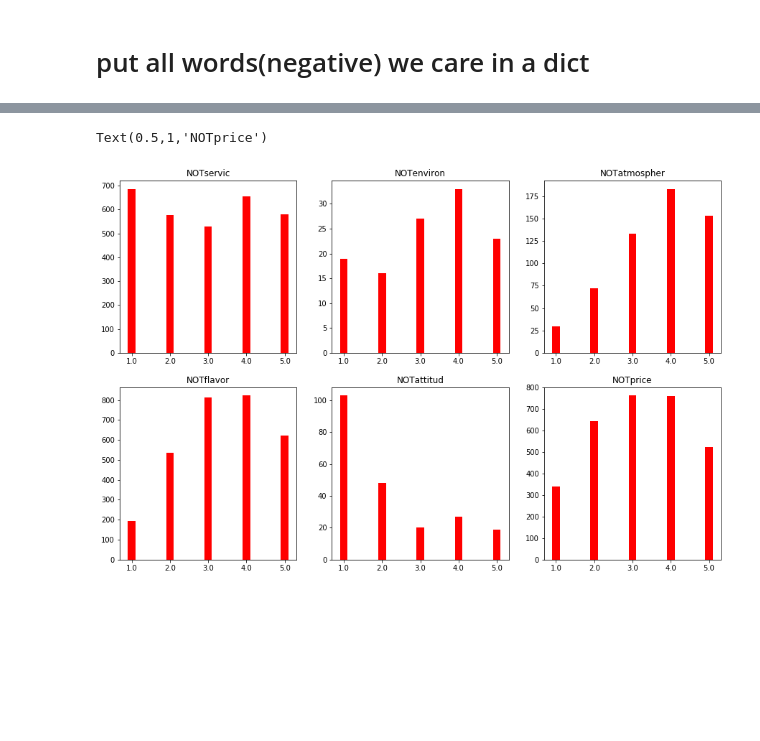
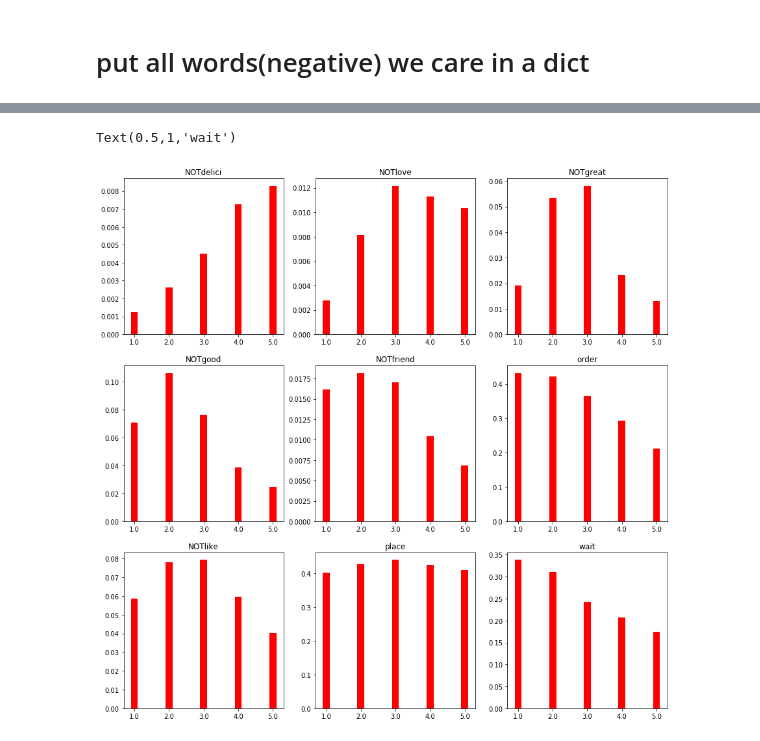
Before and after one commit to yuhanmeng/UW-STAT628-M3, a Jupyter notebook: code/EDA about words in restaurant.ipynb, the cells around one changed output, grey strips where cells are left out. Cells and saved outputs as stored; diff of their text form; code cells hidden in the pictures; blank space fills up the shorter version.

```diff
--- a/code/EDA about words in restaurant.ipynb
+++ b/code/EDA about words in restaurant.ipynb
@@ -65,6 +81,6 @@ l
 # %%
 value=[]
 for i in l:
-    value.append(service[i])
+    value.append(service[i]/star_num[i])
 value
 # %% [output]
@@ -81,3 +99,5 @@ words=['service', 'environment', 'atmosphere', 'flavor', 'attitude', 'price']
+# %%
+words=['perfect','delicious', 'love', 'great', 'good',  'friend','order','like','place']
 # %%
 words_stem=[]
 for word in words:
@@ -137,7 +179,7 @@ name=list(all_words.keys())
 l=sorted(list(all_words[name[0]].keys()))
 value=[]
 for i in l:
-    value.append(all_words[name[0]][i])
+    value.append(all_words[name[0]][i]/star_num[i])
 plt.bar(l,value, color='r', width=0.2)
 plt.title(name[0])
 # %% [output]
@@ -208,3 +277,5 @@ words=['NOTservice', 'NOTenvironment', 'NOTatmosphere', 'NOTflavor', 'NOTattitud
+# %%
+words=['NOTdelicious', 'NOTlove', 'NOTgreat', 'NOTgood',  'NOTfriend','order','NOTlike','place','wait']
 # %%
 words_stem=[]
 for word in words:
@@ -251,11 +331,12 @@ name
 # %%
 plt.figure(figsize=(15,15))
+
 plt.subplot(331)
 name=list(all_words.keys())
 l=sorted(list(all_words[name[0]].keys()))
 value=[]
 for i in l:
-    value.append(all_words[name[0]][i])
+    value.append(all_words[name[0]][i]/star_num[i])
 plt.bar(l,value, color='r', width=0.2)
 plt.title(name[0])
 
@@ -264,7 +345,7 @@ name=list(all_words.keys())
 l=sorted(list(all_words[name[1]].keys()))
 value=[]
 for i in l:
-    value.append(all_words[name[1]][i])
+    value.append(all_words[name[1]][i]/star_num[i])
 plt.bar(l,value, color='r', width=0.2)
 plt.title(name[1])
 
@@ -273,36 +354,64 @@ name=list(all_words.keys())
 l=sorted(list(all_words[name[2]].keys()))
 value=[]
 for i in l:
-    value.append(all_words[name[2]][i])
+    value.append(all_words[name[2]][i]/star_num[i])
 plt.bar(l,value, color='r', width=0.2)
 plt.title(name[2])
 
 plt.subplot(334)
 name=list(all_words.keys())
 l=sorted(list(all_words[name[3]].keys()))
 value=[]
 for i in l:
-    value.append(all_words[name[3]][i])
+    value.append(all_words[name[3]][i]/star_num[i])
 plt.bar(l,value, color='r', width=0.2)
 plt.title(name[3])
 
 plt.subplot(335)
 name=list(all_words.keys())
 l=sorted(list(all_words[name[4]].keys()))
 value=[]
 for i in l:
-    value.append(all_words[name[4]][i])
+    value.append(all_words[name[4]][i]/star_num[i])
 plt.bar(l,value, color='r', width=0.2)
 plt.title(name[4])
 
 plt.subplot(336)
 name=list(all_words.keys())
 l=sorted(list(all_words[name[5]].keys()))
 value=[]
 for i in l:
-    value.append(all_words[name[5]][i])
+    value.append(all_words[name[5]][i]/star_num[i])
 plt.bar(l,value, color='r', width=0.2)
 plt.title(name[5])
+
+
+plt.subplot(337)
+name=list(all_words.keys())
+l=sorted(list(all_words[name[6]].keys()))
+value=[]
+for i in l:
+    value.append(all_words[name[6]][i]/star_num[i])
+plt.bar(l,value, color='r', width=0.2)
+plt.title(name[6])
+
+plt.subplot(338)
+name=list(all_words.keys())
+l=sorted(list(all_words[name[7]].keys()))
+value=[]
+for i in l:
+    value.append(all_words[name[7]][i]/star_num[i])
+plt.bar(l,value, color='r', width=0.2)
+plt.title(name[7])
+
+plt.subplot(339)
+name=list(all_words.keys())
+l=sorted(list(all_words[name[8]].keys()))
+value=[]
+for i in l:
+    value.append(all_words[name[8]][i]/star_num[i])
+plt.bar(l,value, color='r', width=0.2)
+plt.title(name[8])
 # %% [output]
-Text(0.5,1,'NOTprice')
+Text(0.5,1,'wait')
-[figure, old version]
+[figure, new version]
```
Also changed, not shown: parts of 20 cells of this notebook.
